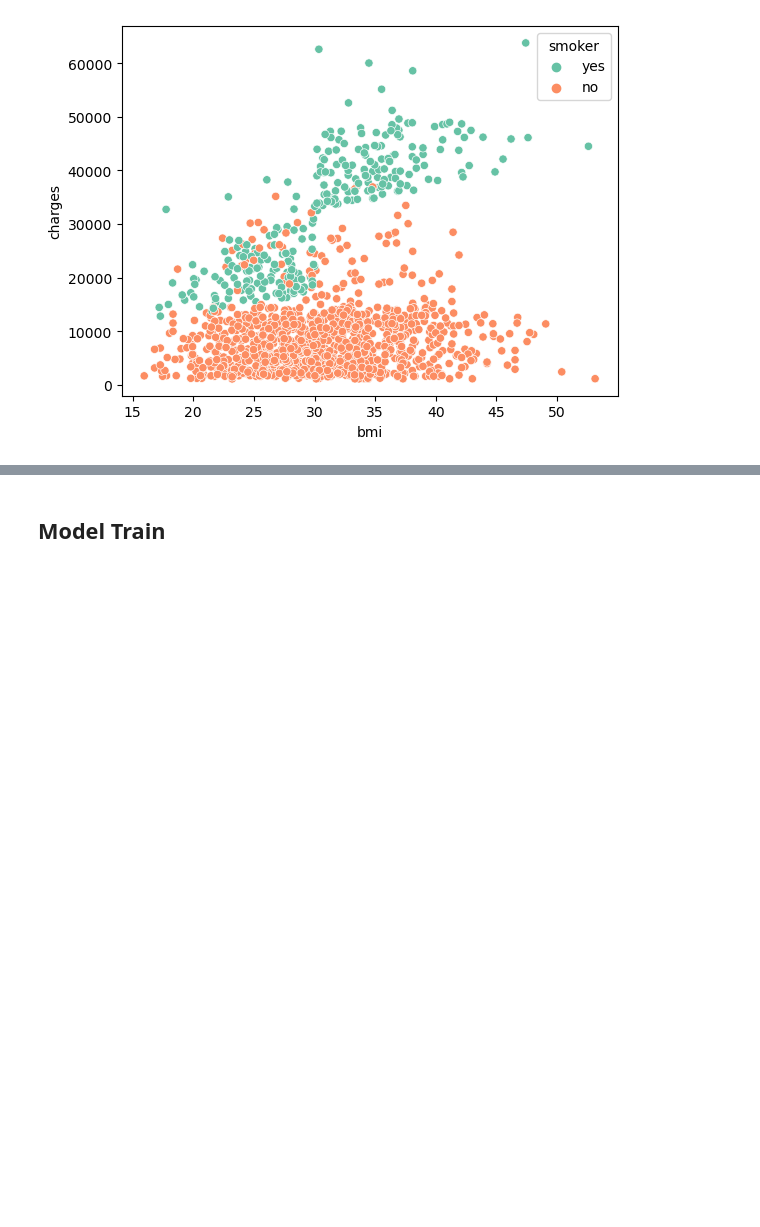
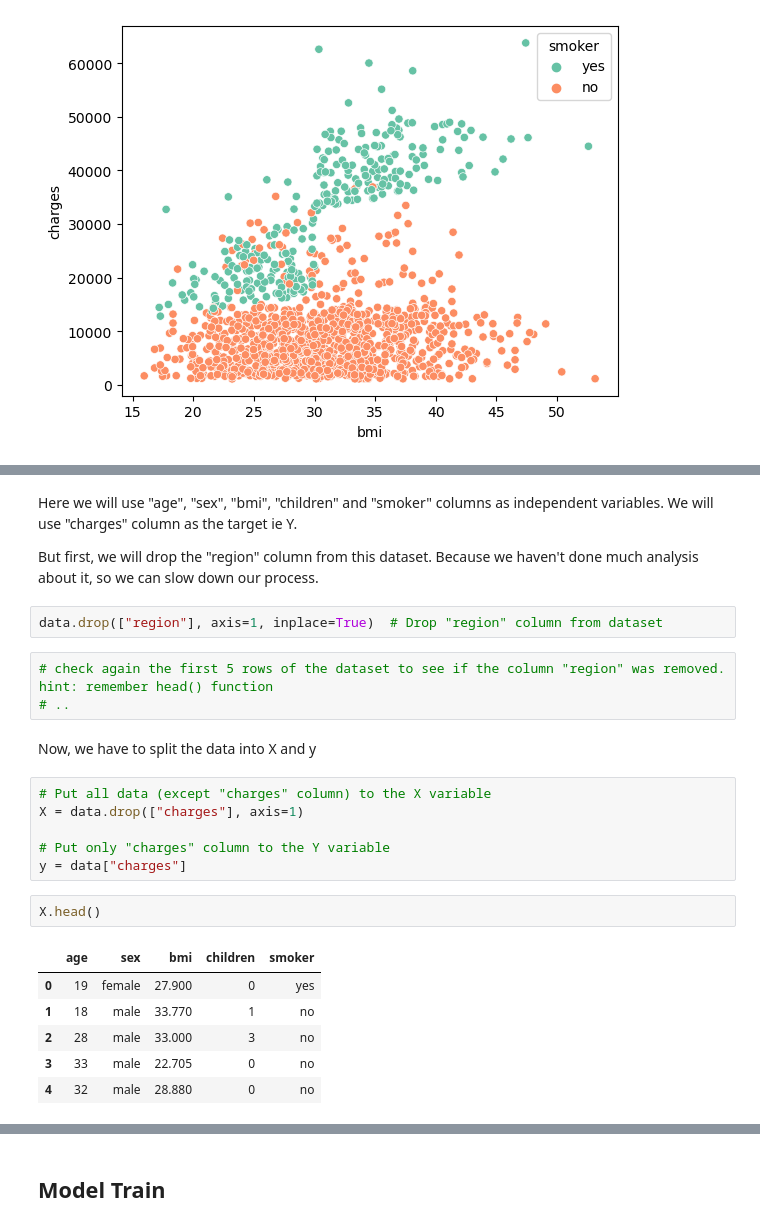
Before and after one commit to Hospital-Da-Luz-Learning-Health/MLCatolica25, a Jupyter notebook: Aula 5 - Supervised Learning I/Exercise Notebook.ipynb, the cells around one changed output, grey strips where cells are left out. Saved outputs shown, nothing was run; the diff lists cells and outputs as text; blank space fills up the shorter version.

```diff
--- a/Aula 5 - Supervised Learning I/Exercise Notebook.ipynb
+++ b/Aula 5 - Supervised Learning I/Exercise Notebook.ipynb
@@ -246,0 +250,26 @@ sns.scatterplot(x="bmi", y="charges", data=data, palette='Set2', hue='smoker')
+# %% [markdown]
+Here we will use "age", "sex", "bmi", "children" and "smoker" columns as independent variables. We will use "charges" column as the target ie Y.
+
+But first, we will drop the "region" column from this dataset. Because we haven't done much analysis about it, so we can slow down our process.
+# %%
+data.drop(["region"], axis=1, inplace=True)  # Drop "region" column from dataset
+# %%
+# check again the first 5 rows of the dataset to see if the column "region" was removed. hint: remember head() function
+# ..
+# %% [markdown]
+Now, we have to split the data into X and y
+# %%
+# Put all data (except "charges" column) to the X variable
+X = data.drop(["charges"], axis=1)
+
+# Put only "charges" column to the Y variable
+y = data["charges"]
+# %%
+X.head()
+# %% [output]
+|  | age | sex | bmi | children | smoker |
+| 0 | 19 | female | 27.900 | 0 | yes |
+| 1 | 18 | male | 33.770 | 1 | no |
+| 2 | 28 | male | 33.000 | 3 | no |
+| 3 | 33 | male | 22.705 | 0 | no |
+| 4 | 32 | male | 28.880 | 0 | no |
```
Also changed, not shown: parts of 26 cells of this notebook, 1 other file.
